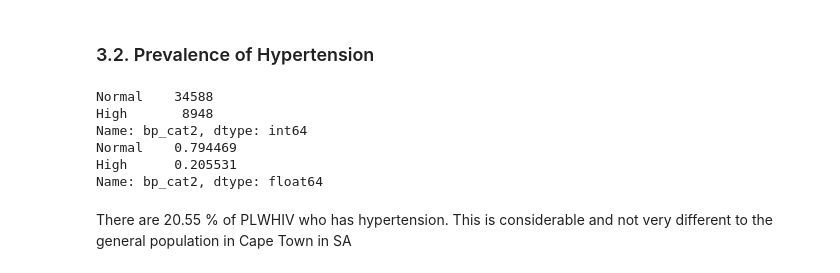
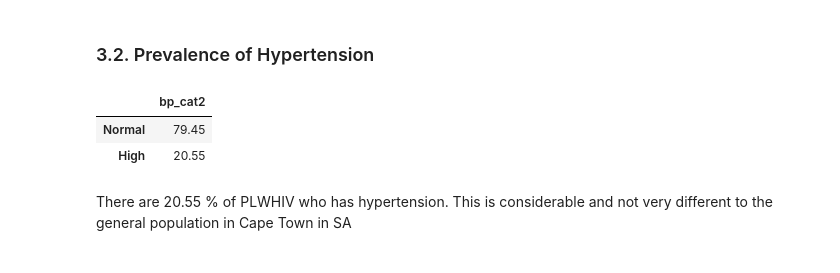
Before and after one commit to boniale/PDA_Python_HTN_PLWHIV, a Jupyter notebook: PDA_Report.ipynb, the cells around one changed output. Drawn from its saved outputs; the diff is of its cells as text; code cells hidden in the pictures.

```diff
--- a/PDA_Report.ipynb
+++ b/PDA_Report.ipynb
@@ -185,17 +167,17 @@ conversion_dictionary = {1 : "Normal",
 
 hiv2['bp_cat2'] = hiv2['bp_cat'].replace(conversion_dictionary)
 
-## let's see the frequency in each group
-print(hiv2["bp_cat2"].value_counts())
+# ## let's see the frequency in each group
+# print(hiv2["bp_cat2"].value_counts())
 
-print(hiv2["bp_cat2"].value_counts(normalize = True))
+# print(hiv2["bp_cat2"].value_counts(normalize = True))
-# %% [output]
-Normal    34588
-High       8948
-Name: bp_cat2, dtype: int64
-Normal    0.794469
-High      0.205531
-Name: bp_cat2, dtype: float64
+# %%
+boni = hiv2["bp_cat2"].value_counts(normalize = True)
+pd.DataFrame(round(boni * 100, 2))
+# %% [output]
+|  | bp_cat2 |
+| Normal | 79.45 |
+| High | 20.55 |
 # %% [markdown]
 There are 20.55 % of PLWHIV who has hypertension. This is considerable and not very different to the general population in Cape Town in SA
 # %%
```
Also changed, not shown: parts of 16 cells of this notebook.
